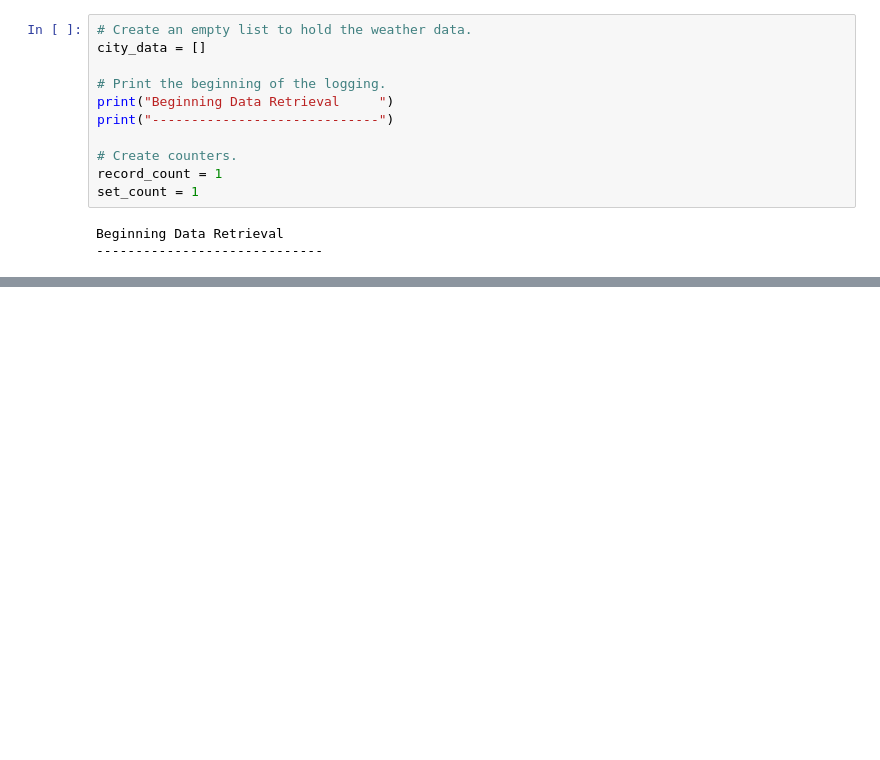
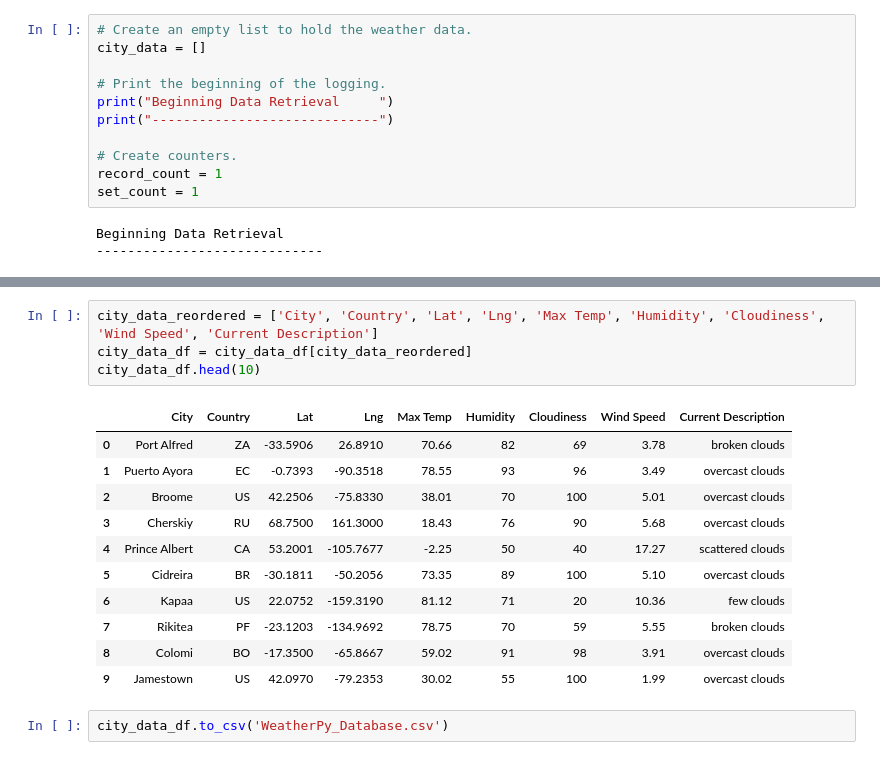
Before and after one commit to jvvyas/World_Weather_Analysis, a Jupyter notebook: Weather_Database/Weather_Database.ipynb, the cells around one changed output, grey strips where cells are left out. Cells and saved outputs as stored; diff of their text form; blank space fills up the shorter version.

```diff
--- a/Weather_Database/Weather_Database.ipynb
+++ b/Weather_Database/Weather_Database.ipynb
@@ -161,0 +166,18 @@ city_data_df.to_csv('WeatherPy_Database.csv')
+# %%
+city_data_reordered = ['City', 'Country', 'Lat', 'Lng', 'Max Temp', 'Humidity', 'Cloudiness', 'Wind Speed', 'Current Description']
+city_data_df = city_data_df[city_data_reordered]
+city_data_df.head(10)
+# %% [output]
+|  | City | Country | Lat | Lng | Max Temp | Humidity | Cloudiness | Wind Speed | Current Description |
+| 0 | Port Alfred | ZA | -33.5906 | 26.8910 | 70.66 | 82 | 69 | 3.78 | broken clouds |
+| 1 | Puerto Ayora | EC | -0.7393 | -90.3518 | 78.55 | 93 | 96 | 3.49 | overcast clouds |
+| 2 | Broome | US | 42.2506 | -75.8330 | 38.01 | 70 | 100 | 5.01 | overcast clouds |
+| 3 | Cherskiy | RU | 68.7500 | 161.3000 | 18.43 | 76 | 90 | 5.68 | overcast clouds |
+| 4 | Prince Albert | CA | 53.2001 | -105.7677 | -2.25 | 50 | 40 | 17.27 | scattered clouds |
+| 5 | Cidreira | BR | -30.1811 | -50.2056 | 73.35 | 89 | 100 | 5.10 | overcast clouds |
+| 6 | Kapaa | US | 22.0752 | -159.3190 | 81.12 | 71 | 20 | 10.36 | few clouds |
+| 7 | Rikitea | PF | -23.1203 | -134.9692 | 78.75 | 70 | 59 | 5.55 | broken clouds |
+| 8 | Colomi | BO | -17.3500 | -65.8667 | 59.02 | 91 | 98 | 3.91 | overcast clouds |
+| 9 | Jamestown | US | 42.0970 | -79.2353 | 30.02 | 55 | 100 | 1.99 | overcast clouds |
+# %%
+city_data_df.to_csv('WeatherPy_Database.csv')
```
Also changed, not shown: parts of 4 cells of this notebook, 1 other file.
